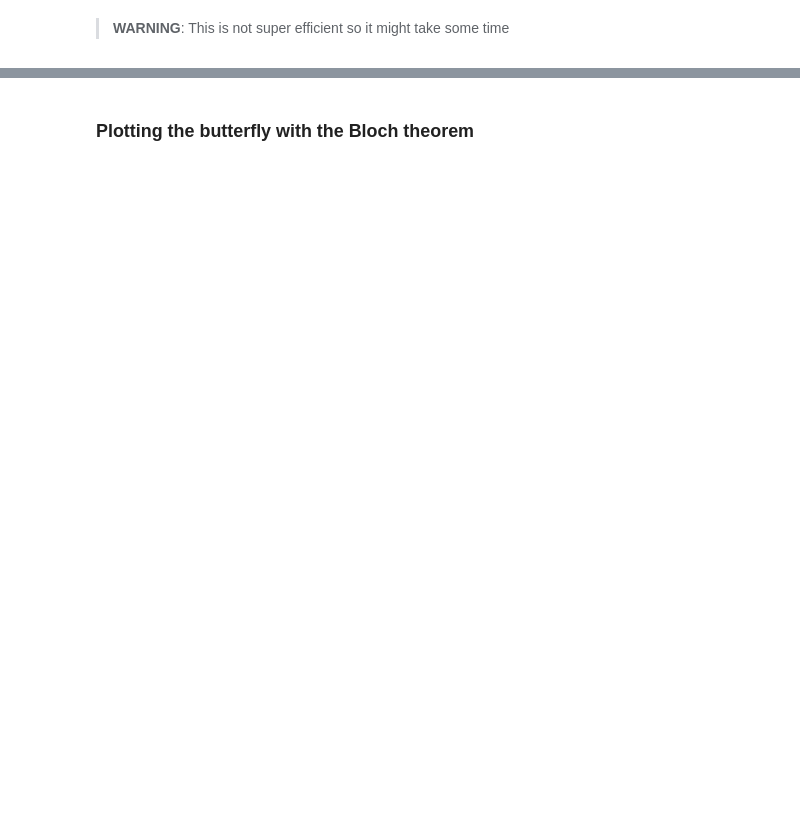
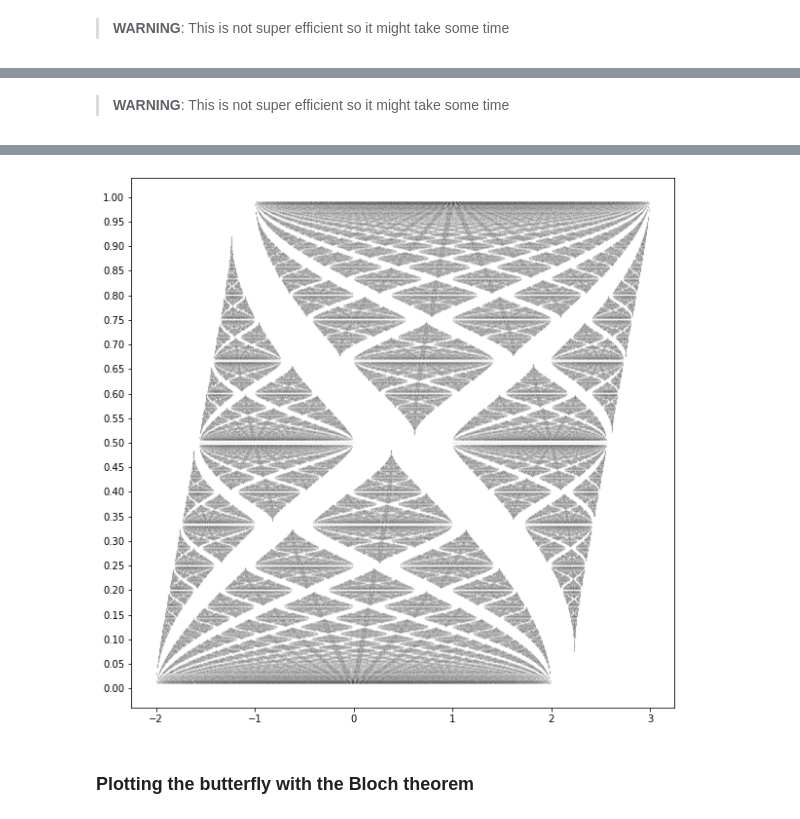
Before and after one commit to DaAnIV/Quasiperiodic, a Jupyter notebook: Butterfly.ipynb, the cells around one changed output, grey strips where cells are left out. Saved outputs shown, nothing was run; the diff lists cells and outputs as text; code cells hidden in the pictures; blank space fills up the shorter version.

```diff
--- a/Butterfly.ipynb
+++ b/Butterfly.ipynb
@@ -157 +162,13 @@ print(get_ranges(mat))
+# %%
+def plot_butterfly(alphas, name):
+    fig, ax = plt.subplots(figsize=(10,10))
+    ax.set_yticks(np.linspace(0, 1, 21))
+    counter = 0
+    for alpha in tqdm.notebook.tqdm(alphas):
+        mat = get_matrix_for_alpha(alpha.numerator, alpha.denominator)
+        for x1, x2 in get_ranges(mat):
+            ax.plot([x1, x2], [alpha, alpha], 'k-', linewidth=0.1)
+    fig.savefig(f'output/{name}.png', dpi=400)
+    # fig.savefig(f'output/{name}.svg', format='svg')
+    # fig.savefig(f'output/{name}.eps', format='eps')
 # %% [markdown]
@@ -199,0 +210,21 @@ fig.savefig(f'output/test_{n}_2.png', dpi=400)
+# %%
+def farey_sequence(n: int, descending: bool = False, print_ends: bool = False):
+    """Print the n'th Farey sequence. without 0 and 1, Allow for either ascending or descending."""
+    (a, b, c, d) = (0, 1, 1, n)
+    c_end = n if print_ends else n-1
+    if descending:
+        (a, c) = (1, n - 1)
+    if print_ends:
+        yield fractions.Fraction(a, b)
+    while (c <= c_end and not descending) or (a > 0 and descending):
+        k = (n + b) // d
+        (a, b, c, d) = (c, d, k * c - a, k * d - b)
+        if a != 0 and a != b:
+            yield fractions.Fraction(a, b)
+# %% [markdown]
+> **WARNING**: This is not super efficient so it might take some time
+# %%
+%%time
+n = 95 # This will be
+plot_butterfly(list(farey_sequence(95)), "farey_95")
+# %% [output]
@@ -200,3 +232,4 @@ fig.savefig(f'output/test_{n}_2.png', dpi=400)
+[figure, added]
 # %% [markdown]
 ### Plotting the butterfly with the Bloch theorem
 # %%
```
Also changed, not shown: parts of 7 cells of this notebook, 1 other file.
